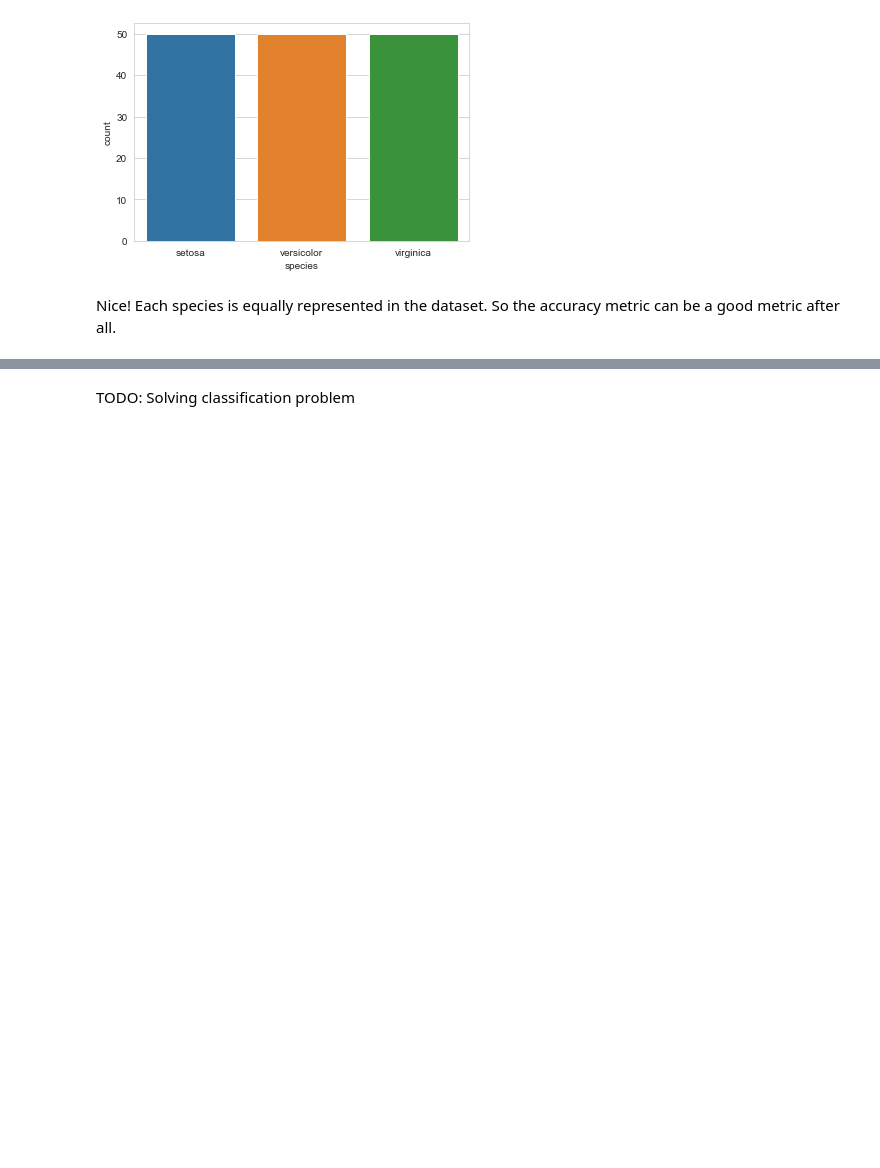
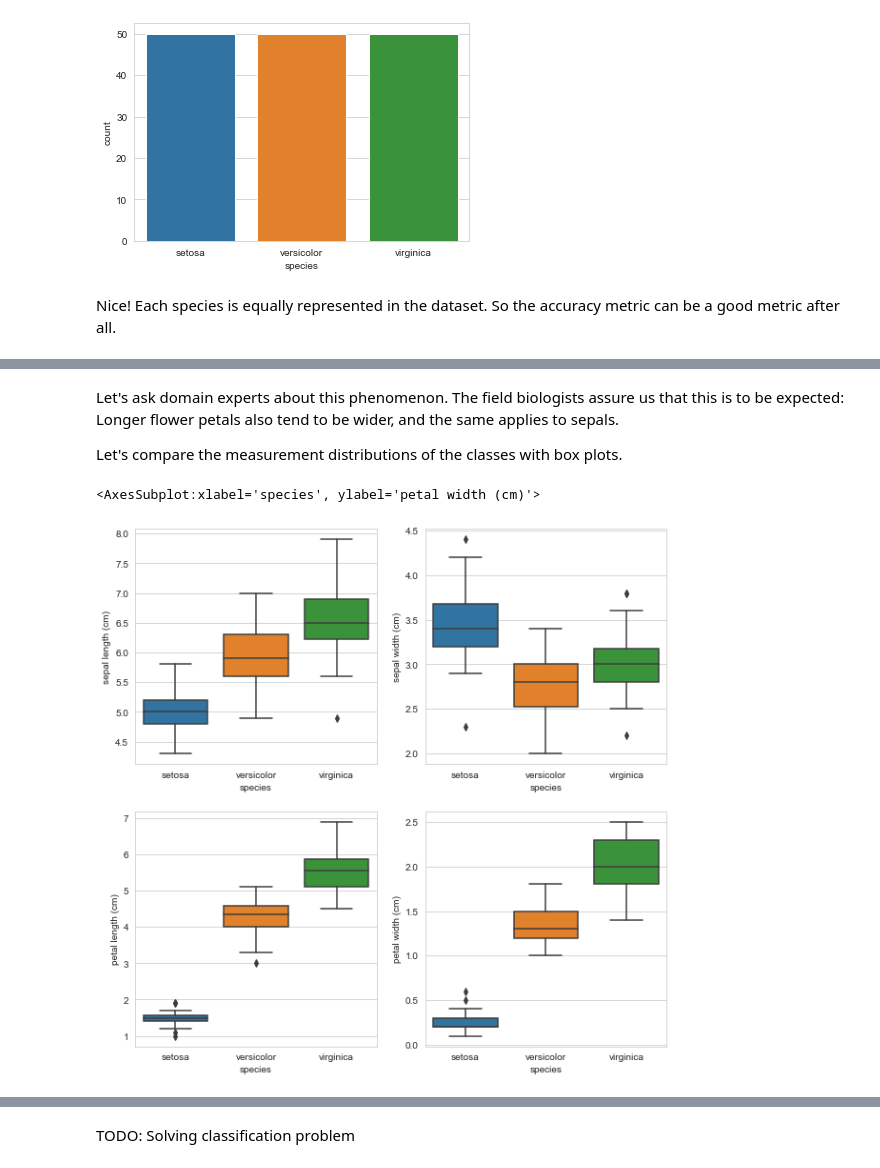
Before and after one commit to strvcom/ds-academy, a Jupyter notebook: lectures/01_lecture/motivational_example.ipynb, the cells around one changed output, grey strips where cells are left out. Saved outputs shown, nothing was run; the diff lists cells and outputs as text; code cells hidden in the pictures; blank space fills up the shorter version.

```diff
--- a/lectures/01_lecture/motivational_example.ipynb
+++ b/lectures/01_lecture/motivational_example.ipynb
@@ -139,0 +173,14 @@ TODO: EDA
+# %% [markdown]
+Let's ask domain experts about this phenomenon. The field biologists assure us that this is to be expected: Longer flower petals also tend to be wider, and the same applies to sepals.
+
+Let's compare the measurement distributions of the classes with box plots.
+# %%
+_, axes = plt.subplots(2, 2, figsize=(10, 10))
+
+sns.boxplot(data=data_df, y="sepal length (cm)", x="species", ax=axes[0][0])
+sns.boxplot(data=data_df, y="sepal width (cm)", x="species", ax=axes[0][1])
+sns.boxplot(data=data_df, y="petal length (cm)", x="species", ax=axes[1][0])
+sns.boxplot(data=data_df, y="petal width (cm)", x="species", ax=axes[1][1])
+# %% [output]
+<AxesSubplot:xlabel='species', ylabel='petal width (cm)'>
+[figure, added]
```
Also changed, not shown: parts of 11 cells of this notebook.
